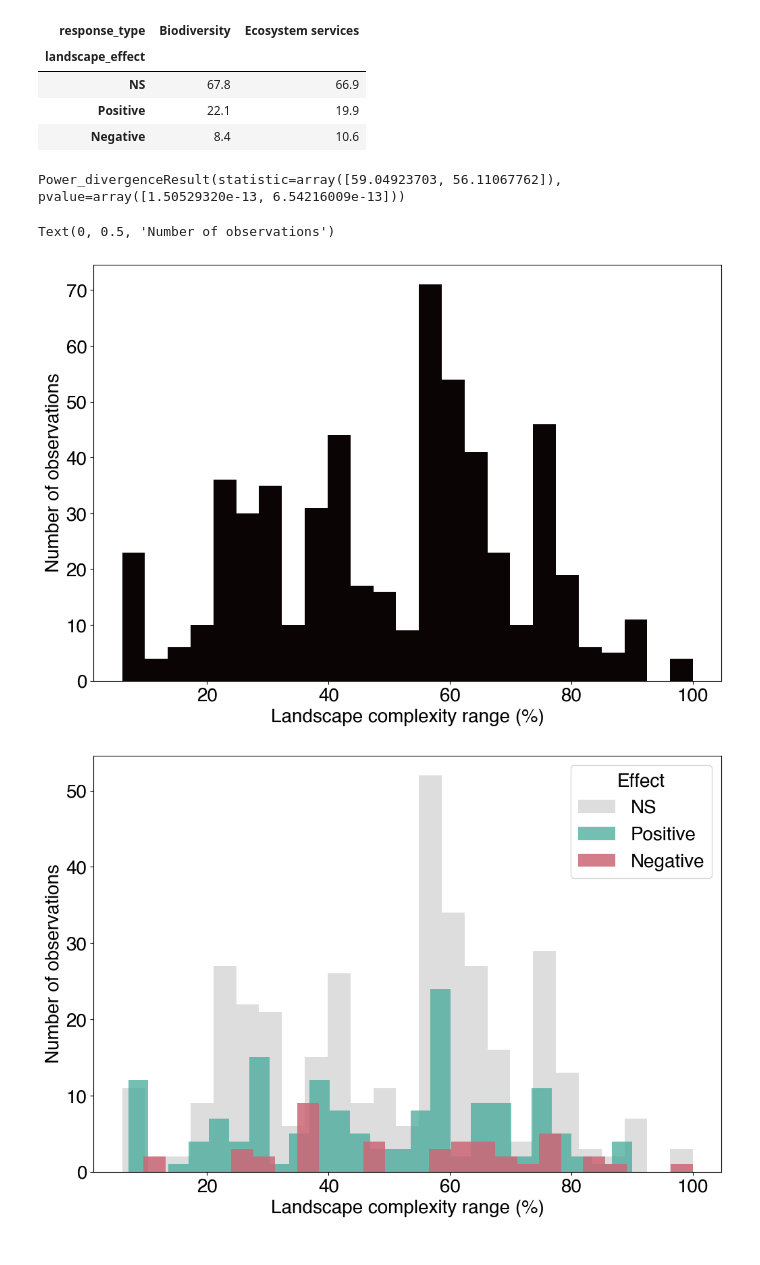
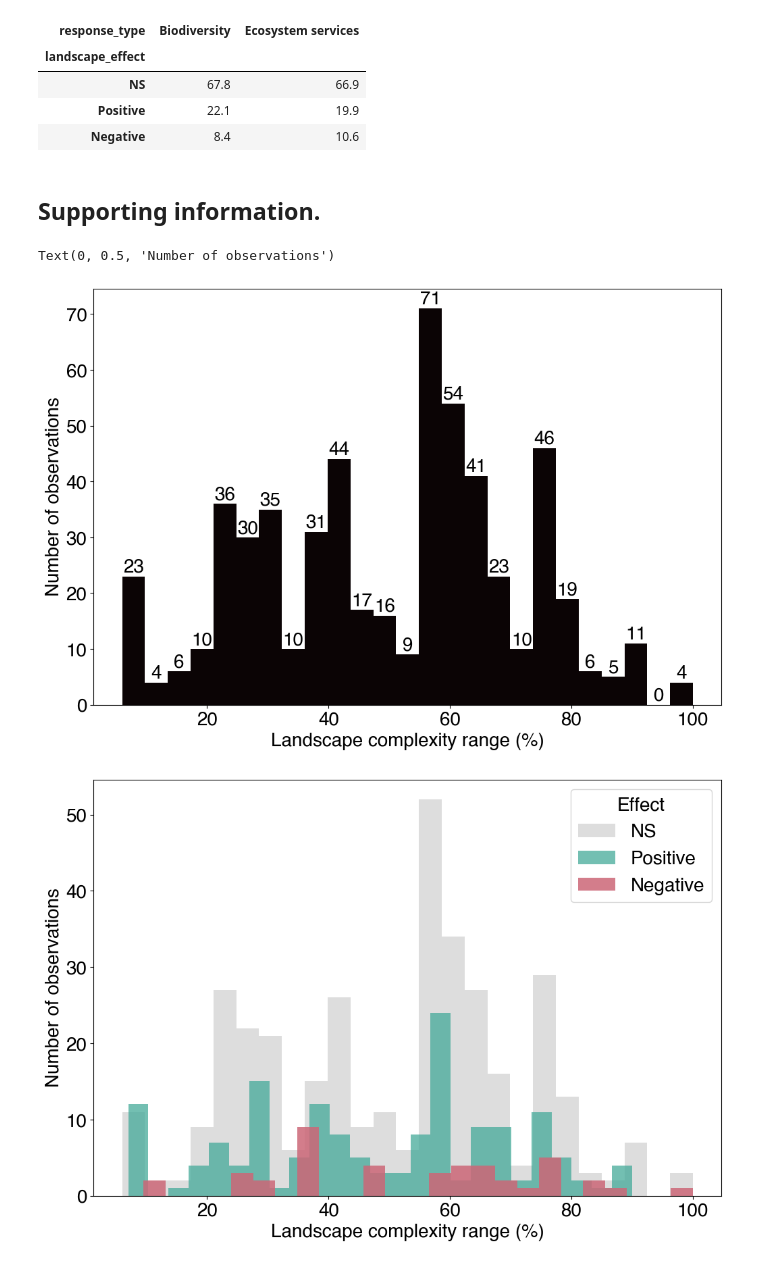
Before and after one commit to chloecho31/cornell, a Jupyter notebook: Literature_Review/Dryad Submission/lit_review_analysis_general.ipynb, the cells around one changed output. Drawn from its saved outputs; the diff is of its cells as text; code cells hidden in the pictures.

Commit message:
lit review edits

```diff
--- a/Literature_Review/Dryad Submission/lit_review_analysis_general.ipynb
+++ b/Literature_Review/Dryad Submission/lit_review_analysis_general.ipynb
@@ -289,37 +283,3 @@ The `join` parameter is deprecated and will be removed in v0.15.0. You can remov
 
   sns.pointplot(
 [figure]
-# %%
-# Code for Figure 2b (Europe).
-
-plt.rcParams["font.sans-serif"] = ["Helvetica"]
-plt.rcParams.update({"font.size": 20})
-plt.figure(figsize=(10, 6))
-
-landscape_europe = landscape_europe.dropna()
-
-sns.violinplot(
-    x="variable",
-    y="value",
-    data=landscape_europe,
-    inner="box",
-    inner_kws=dict(box_width=15, whis_width=2, color="black", marker=None),
-    palette="crest",
-)
-sns.swarmplot(x="variable", y="value", data=landscape_europe, color="1", alpha=0.55)
-sns.pointplot(
-    x="variable",
-    y="value",
-    data=landscape_europe,
-    estimator="mean",
-    errorbar=None,
-    join=False,
-    color="gold",
-    markersize=15,
-)
-
-plt.xlabel("Landscape category", labelpad=100)
-plt.ylabel("Landscape complexity (%)")
-plt.ylim(0, 110)
-
-plt.show()
@@ -997,12 +916,6 @@ response_type_landscape_effect
 | NS | 67.8 | 66.9 |
 | Positive | 22.1 | 19.9 |
 | Negative | 8.4 | 10.6 |
-# %%
-# Chi-squared test for response type, subset by landscape category - Table 2.
-
-stats.chisquare(response_type_landscape_effect)
-# %% [output]
-Power_divergenceResult(statistic=array([59.04923703, 56.11067762]), pvalue=array([1.50529320e-13, 6.54216009e-13]))
 # %%
 # Calculate landscape complexity ranges.
 
@@ -1011,22 +924,25 @@ lit_review_data.insert(
     column="gradient_range",
     value=lit_review_data["maximum_complexity"] - lit_review_data["minimum_complexity"],
 )
+# %% [markdown]
+## Supporting information.
 # %%
-# Supporting information.
-
 plt.rcParams["font.sans-serif"] = ["Helvetica"]
 plt.rcParams.update({"font.size": 20})
 
 plt.figure(figsize=(12, 8))
 # plt.title("Distribution of landscape complexity ranges")
 
-plt.hist(lit_review_data["gradient_range"], alpha=1, bins=25, color="#0B0405")
+counts, edges, bars = plt.hist(
+    lit_review_data["gradient_range"], alpha=1, bins=25, color="#0B0405"
+)
+plt.bar_label(bars)
 
 plt.xlabel("Landscape complexity range (%)")
 plt.ylabel("Number of observations")
 # %% [output]
 Text(0, 0.5, 'Number of observations')
-[figure, old version]
+[figure, new version]
 # %%
 # Gradient ranges for local effect observations - Supporting Information Figure S1a.
 
```
Also changed, not shown: parts of 42 cells of this notebook, 10 other files.
